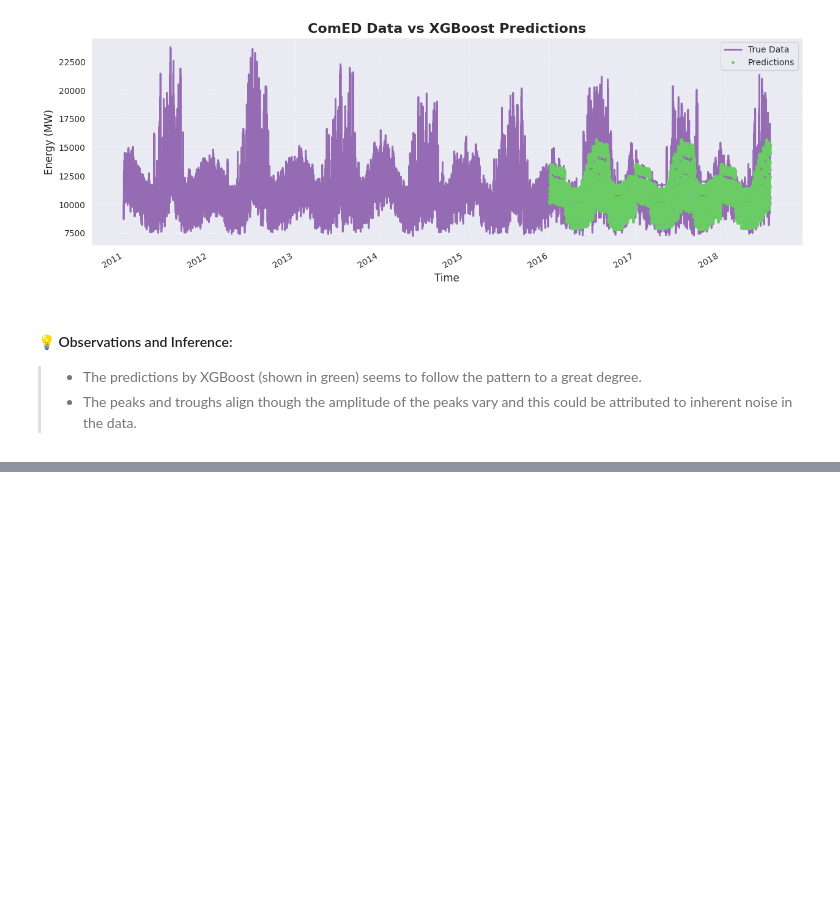
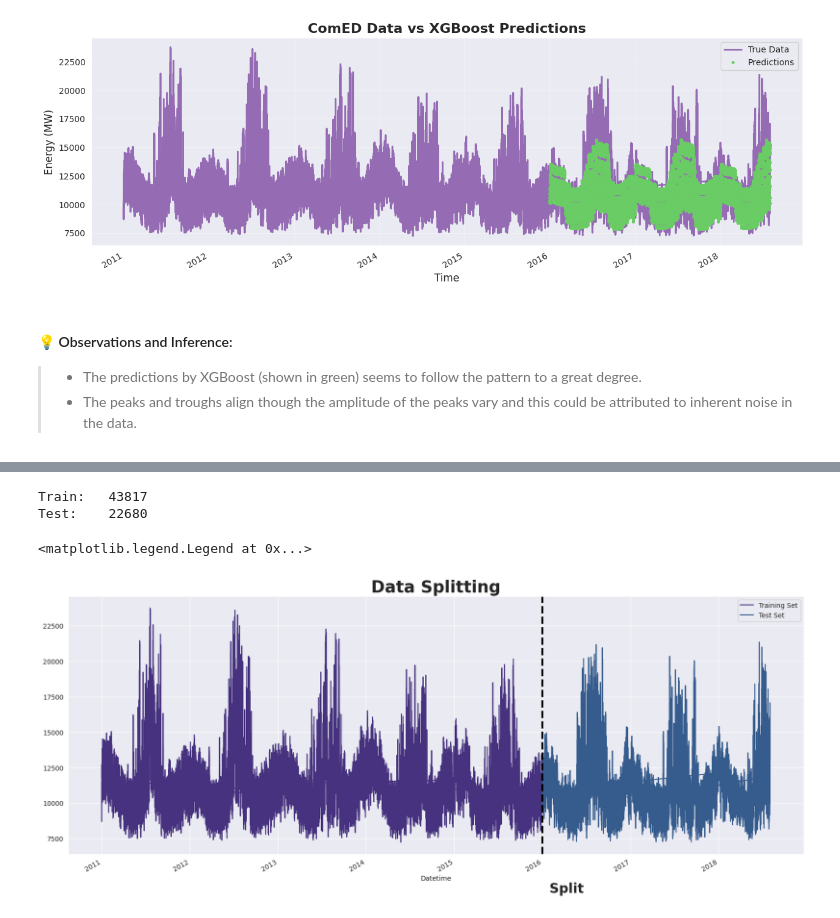
Before and after one commit to Tahsinmullick/energy_consumption_forecast_and_causal_modeling, a Jupyter notebook: Energy_Consumption_Modeling,_Forecast_and_Causal_Inference.ipynb, the cells around one changed output, grey strips where cells are left out. Saved outputs shown, nothing was run; the diff lists cells and outputs as text; code cells hidden in the pictures; blank space fills up the shorter version.

```diff
--- a/Energy_Consumption_Modeling,_Forecast_and_Causal_Inference.ipynb
+++ b/Energy_Consumption_Modeling,_Forecast_and_Causal_Inference.ipynb
@@ -1094,0 +1112,2 @@ plt.show()
+# %%
+df_comed_energy2 = df_comed.copy()
@@ -1094,0 +1124,21 @@ plt.show()
+# %%
+# Before building and training our model, let's split the data into training and testing
+df_train, df_test = df_comed_energy2[df_comed_energy2.index < '2016-01-01'], df_comed_energy2[df_comed_energy2.index >= '2016-01-01']
+
+print('Train:\t', len(df_train))
+print('Test:\t', len(df_test))
+# %% [output]
+Train:   43817
+Test:    22680
+# %%
+plt.figure(figsize=(20,8))
+
+df_train['COMED_MW'].plot(label='Training Set')
+df_test['COMED_MW'].plot(label='Test Set')
+plt.axvline('2016-01-01', color='black', ls='--', lw=3)
+plt.text('2016-02-01', 3700, 'Split', fontsize=20, fontweight='bold')
+plt.title('Data Splitting', weight='bold', fontsize=25)
+plt.legend()
+# %% [output]
+<matplotlib.legend.Legend at 0x...>
+[figure, added]
```
Also changed, not shown: parts of 26 cells of this notebook.
